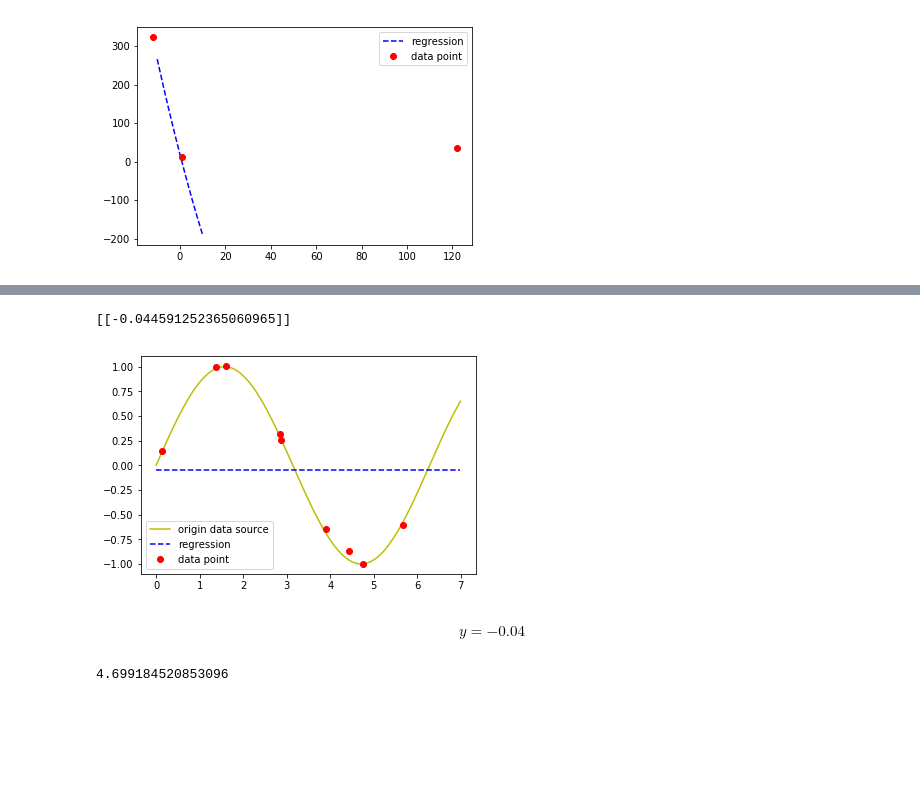
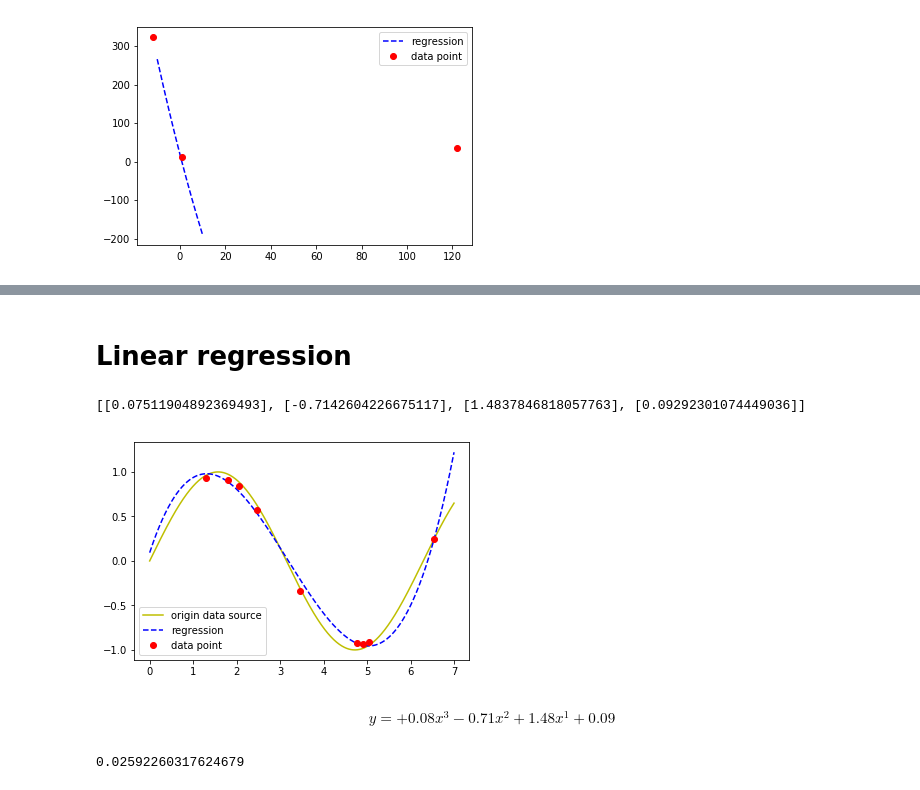
Before and after one commit to csielee/2018ML, a Jupyter notebook: HW1/HW1.ipynb, the cells around one changed output, grey strips where cells are left out. Cells and saved outputs as stored; diff of their text form; code cells hidden in the pictures; blank space fills up the shorter version.

Commit message:
Add newton's method and Fix bug
Fix polynomial equation present error
Add equation for newton's method
Add func : sub_matrix, convert_data_Ab inter_newton newton

```diff
--- a/HW1/HW1.ipynb
+++ b/HW1/HW1.ipynb
@@ -39,10 +41,19 @@ def mul_matrix(a, b):
 
 def add_matrix(a, b):
     if len(a) != len(b) or len(a[0]) != len(b[0]):
-        raise Exception("row col not the same")
+        raise Exception("row col not the same\n ({}, {}) != ({}, {})".format(len(a), len(a[0]), len(b), len(b[0])))
     c = []
     for i in range(len(a)):
         c.append(list(map(lambda x,y:x+y,a[i],b[i])))
+
+    return c;
+
+def sub_matrix(a, b):
+    if len(a) != len(b) or len(a[0]) != len(b[0]):
+        raise Exception("row col not the same\n ({}, {}) != ({}, {})".format(len(a), len(a[0]), len(b), len(b[0])))
+    c = []
+    for i in range(len(a)):
+        c.append(list(map(lambda x,y:x-y,a[i],b[i])))
 
     return c;
 
@@ -112,7 +123,7 @@ class polynomial_equation():
         r = "$$"
         r = r + "y = "
         for n in reversed(range(len(self.x_vector))):
-            w = self.x_vector[n][0]
+            w = self.x_vector[-1-n][0]
             if (w == 0):
                 continue;
 
@@ -122,15 +133,17 @@ class polynomial_equation():
         r = r + "$$"
         return r;
 
-    def rLSE(self, x, y, Lambda=Lambda):
+    def rLSE(self, x, y, Lambda=1.0):
         loss = 0;
         for i in range(len(x)):
             loss = loss + (self.f(x[i]) - y[i])**2
         for i in range(len(self.x_vector)):
             loss = loss + Lambda*self.x_vector[i][0]**2
         return loss;
+
+basis = polynomial_basis;
 # %%
-def linear_regression(datas, N = 2, Lambda = 1.0):
+def convert_data_Ab(datas, N):
     # create matrix
     A = [];
     b = [];
@@ -139,6 +152,11 @@ def linear_regression(datas, N = 2, Lambda = 1.0):
         b.append([row['y']])
         A.append([basis(row['x'], (N - 1) - i) for i in range(N)])
 
+    return (A,b)
+
+def linear_regression(datas, N = 2, Lambda = 1.0):
+    A,b = convert_data_Ab(datas, N)
+
     ATA = mul_matrix(tranpose_matrix(A), A)
     ATA_Lambda = add_matrix(ATA, mul_matrix_scalar(Lambda, unit_matrix(N)))
     x_vector = mul_matrix( inverse_matrix(ATA_Lambda), tranpose_matrix(A))
@@ -262,24 +280,26 @@ input_data
 | 0 | 1 | 12 |
 | 1 | 122 | 34 |
 | 2 | -12 | 323 |
+# %% [markdown]
+# Linear regression
 # %%
-x_vector = linear_regression(input_data_sin, 1, 0.01)
+x_vector = linear_regression(input_data_sin, 4, 0)
 print(x_vector)
 answer_line = polynomial_equation(x_vector)
 y_range = [answer_line.f(x) for x in x_range]
 plt.plot(x_range, [math.sin(x) for x in x_range], 'y', label='origin data source')
 plt.plot(x_range, y_range, 'b--', label='regression')
 plt.plot(input_data_sin['x'], input_data_sin['y'], 'ro', label='data point')
 plt.legend()
-plt.show()\
+plt.show()
 # %% [output]
-[[-0.044591252365060965]]
+[[0.07511904892369493], [-0.7142604226675117], [1.4837846818057763], [0.09292301074449036]]
-[figure, old version]
+[figure, new version]
 # %%
 Latex(str(answer_line))
 # %% [output]
-$$y = -0.04$$
+$$y = +0.08x^3-0.71x^2+1.48x^1+0.09$$
 # %%
-answer_line.rLSE(input_data_sin['x'], input_data_sin['y'])
+answer_line.rLSE(input_data_sin['x'], input_data_sin['y'], 0)
 # %% [output]
-4.699184520853096
+0.02592260317624679
```
Also changed, not shown: parts of 16 cells of this notebook.
